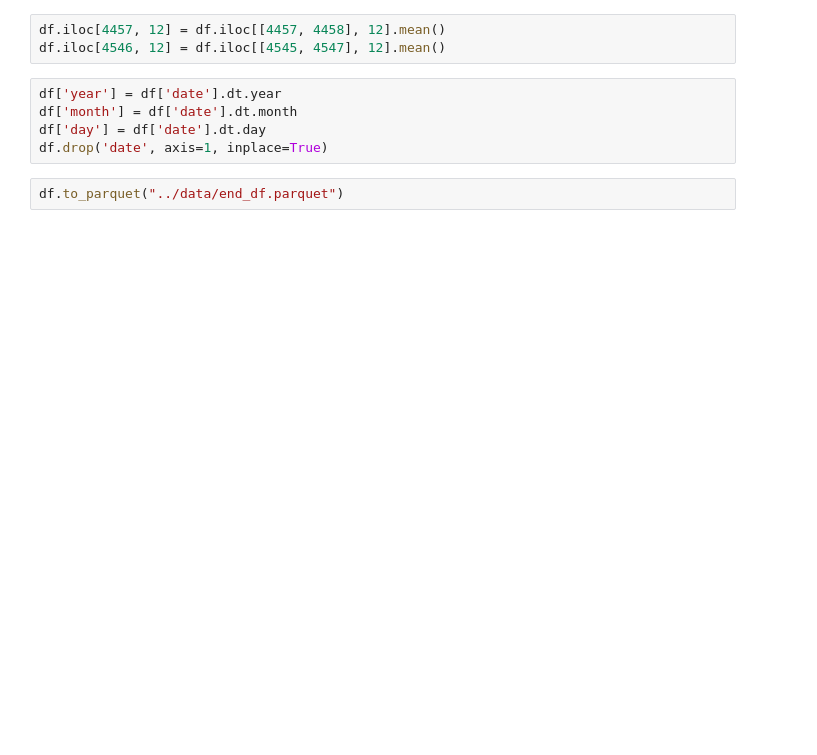
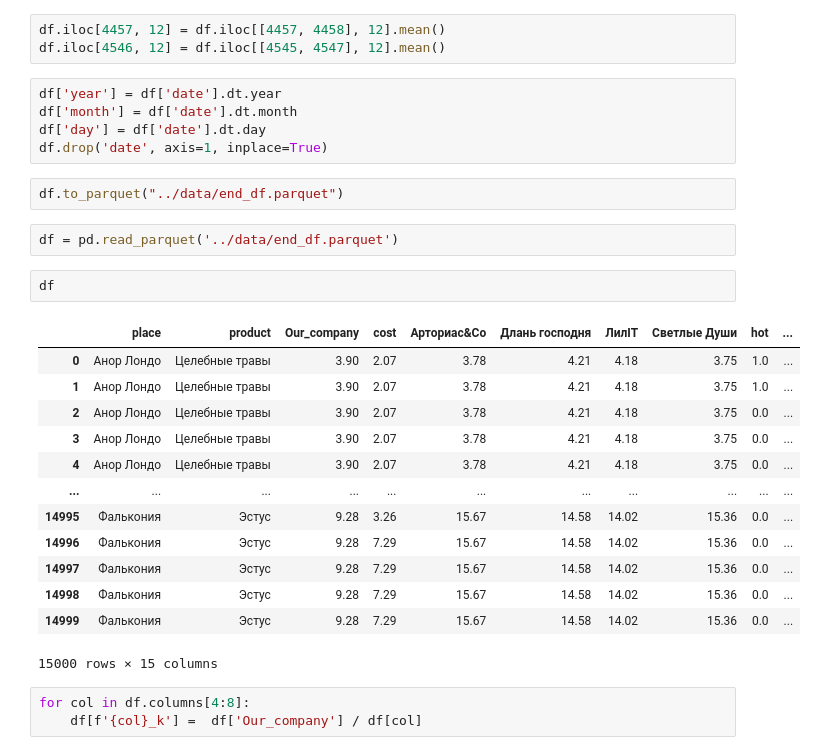
Before and after one commit to N3uralKi11ers/gpn_hack, a Jupyter notebook: model/main2.ipynb, the cells around one changed output. Cells and saved outputs as stored; diff of their text form; blank space fills up the shorter version.

```diff
--- a/model/main2.ipynb
+++ b/model/main2.ipynb
@@ -293,3 +293,24 @@ df['day'] = df['date'].dt.day
 df.drop('date', axis=1, inplace=True)
 # %%
 df.to_parquet("../data/end_df.parquet")
+# %%
+df = pd.read_parquet('../data/end_df.parquet')
+# %%
+df
+# %% [output]
+|  | place | product | Our_company | cost | Арториас&Co | Длань господня | ЛилIT | Светлые Души | hot | ... |
+| 0 | Анор Лондо | Целебные травы | 3.90 | 2.07 | 3.78 | 4.21 | 4.18 | 3.75 | 1.0 | ... |
+| 1 | Анор Лондо | Целебные травы | 3.90 | 2.07 | 3.78 | 4.21 | 4.18 | 3.75 | 1.0 | ... |
+| 2 | Анор Лондо | Целебные травы | 3.90 | 2.07 | 3.78 | 4.21 | 4.18 | 3.75 | 0.0 | ... |
+| 3 | Анор Лондо | Целебные травы | 3.90 | 2.07 | 3.78 | 4.21 | 4.18 | 3.75 | 0.0 | ... |
+| 4 | Анор Лондо | Целебные травы | 3.90 | 2.07 | 3.78 | 4.21 | 4.18 | 3.75 | 0.0 | ... |
+| ... | ... | ... | ... | ... | ... | ... | ... | ... | ... | ... |
+| 14995 | Фалькония | Эстус | 9.28 | 3.26 | 15.67 | 14.58 | 14.02 | 15.36 | 0.0 | ... |
+| 14996 | Фалькония | Эстус | 9.28 | 7.29 | 15.67 | 14.58 | 14.02 | 15.36 | 0.0 | ... |
+| 14997 | Фалькония | Эстус | 9.28 | 7.29 | 15.67 | 14.58 | 14.02 | 15.36 | 0.0 | ... |
+| 14998 | Фалькония | Эстус | 9.28 | 7.29 | 15.67 | 14.58 | 14.02 | 15.36 | 0.0 | ... |
+| 14999 | Фалькония | Эстус | 9.28 | 7.29 | 15.67 | 14.58 | 14.02 | 15.36 | 0.0 | ... |
+15000 rows × 15 columns
+# %%
+for col in df.columns[4:8]:
+    df[f'{col}_k'] =  df['Our_company'] / df[col]
```
Also changed, not shown: parts of 3 cells of this notebook, 2 other files.
